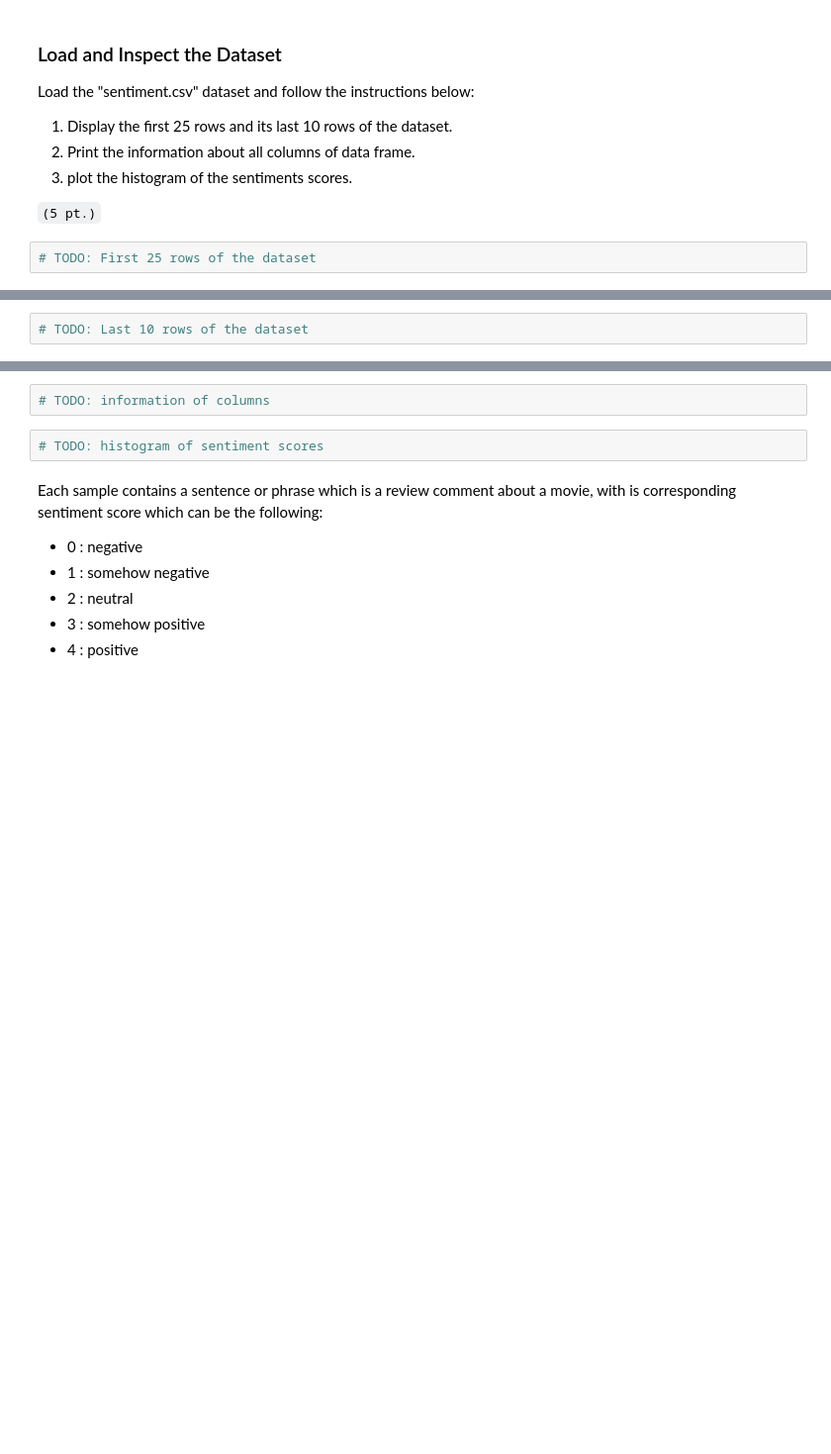
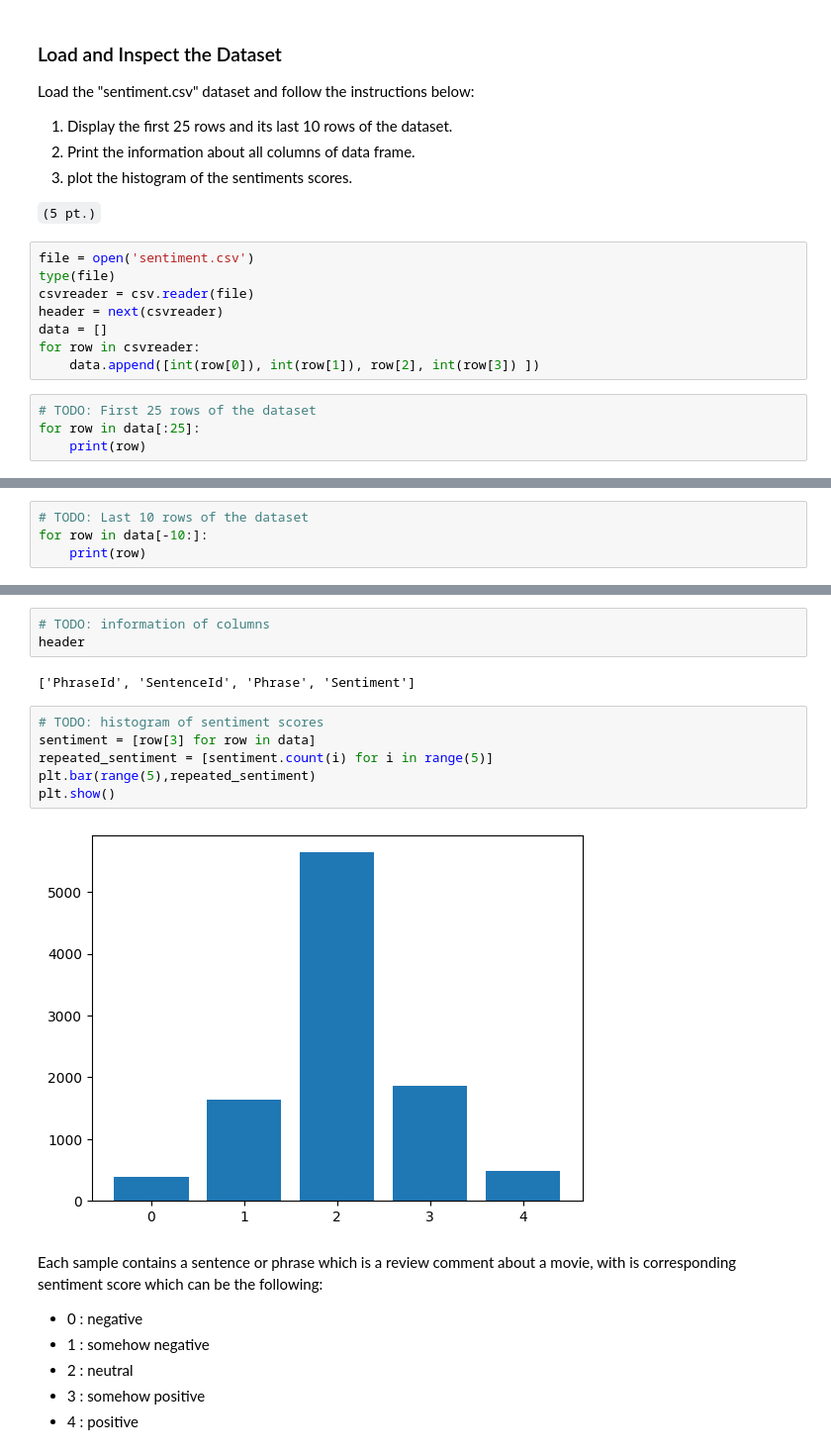
Before and after one commit to AliKouchekzade/MMIE_CHW2, a Jupyter notebook: MMIE_CHW2.ipynb, the cells around one changed output, grey strips where cells are left out. Shown: that part at 99% size. Saved outputs shown, nothing was run; the diff lists cells and outputs as text; blank space fills up the shorter version.

```diff
--- a/MMIE_CHW2.ipynb
+++ b/MMIE_CHW2.ipynb
@@ -275,5 +265,15 @@ Load the "sentiment.csv" dataset and follow the instructions below:
 3. plot the histogram of the sentiments scores.
 
 ``(5 pt.)``
+# %%
+file = open('sentiment.csv')
+type(file)
+csvreader = csv.reader(file)
+header = next(csvreader)
+data = []
+for row in csvreader:
+    data.append([int(row[0]), int(row[1]), row[2], int(row[3]) ])
 # %%
 # TODO: First 25 rows of the dataset
+for row in data[:25]:
+    print(row)
@@ -280,2 +298,4 @@ Load the "sentiment.csv" dataset and follow the instructions below:
 # %%
 # TODO: Last 10 rows of the dataset
+for row in data[-10:]:
+    print(row)
@@ -282,7 +313,16 @@ Load the "sentiment.csv" dataset and follow the instructions below:
 # %%
 # TODO: information of columns
+header
+# %% [output]
+['PhraseId', 'SentenceId', 'Phrase', 'Sentiment']
-# %%
-# TODO: histogram of sentiment scores
+# %%
+# TODO: histogram of sentiment scores
+sentiment = [row[3] for row in data]
+repeated_sentiment = [sentiment.count(i) for i in range(5)]
+plt.bar(range(5),repeated_sentiment)
+plt.show()
+# %% [output]
+[figure, added]
 # %% [markdown]
 Each sample contains a sentence or phrase which is a review comment about a movie, with is corresponding sentiment score which can be the following:
 - 0 : negative
```
Also changed, not shown: parts of 14 cells of this notebook.
